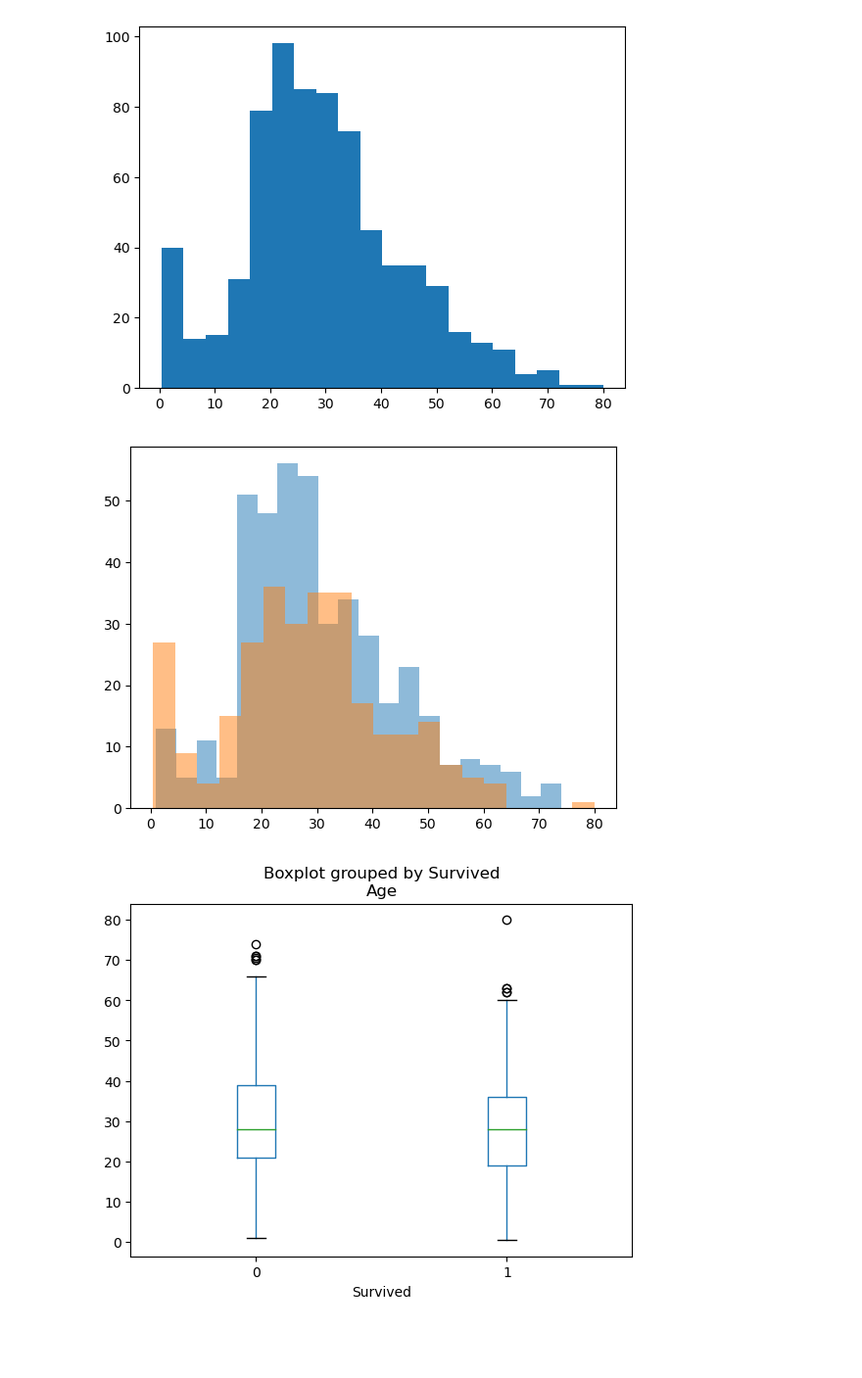
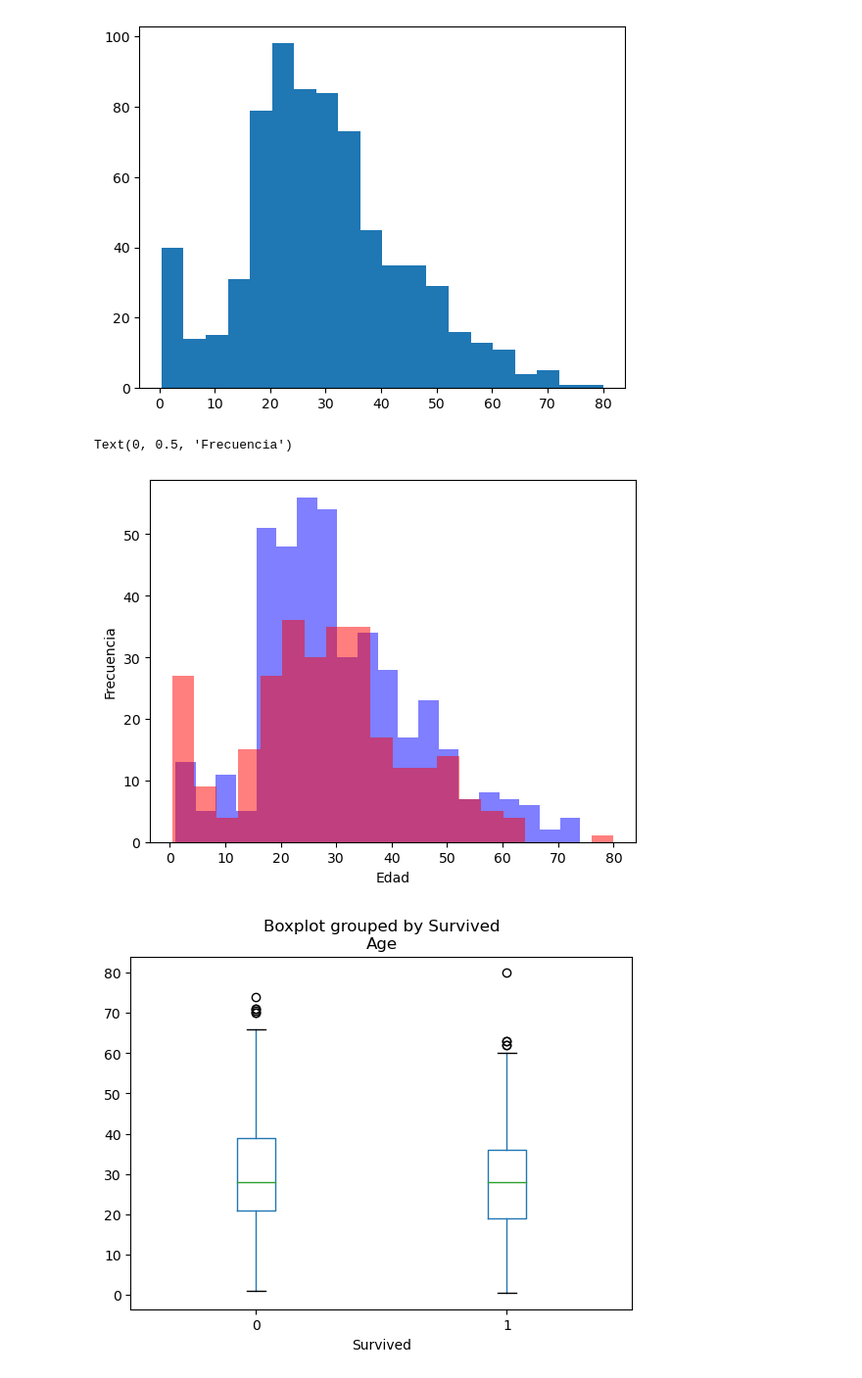
Before and after one commit to jealcalat/python4da, a Jupyter notebook: nbs/pt2_numpy-pandas-matplotlib.ipynb, the cells around one changed output. Shown: that part at 98% size. Saved outputs shown, nothing was run; the diff lists cells and outputs as text; code cells hidden in the pictures; blank space fills up the shorter version.

```diff
--- a/nbs/pt2_numpy-pandas-matplotlib.ipynb
+++ b/nbs/pt2_numpy-pandas-matplotlib.ipynb
@@ -201,9 +201,20 @@ plt.hist(df['Age'], bins=20);
 # %%
  # distribución de la edad para los sobrevivientes y los que no
 
-plt.hist(df[df['Survived'] == 0]['Age'], bins=20, alpha=0.5, label='No sobrevivientes');
-plt.hist(df[df['Survived'] == 1]['Age'], bins=20, alpha=0.5, label='Sobrevivientes');
+plt.hist(df[df['Survived'] == 0]['Age'],
+         color='blue', # color de las barritas
+         bins=20, # cantidad de barritas que tendrá el histograma
+         alpha=0.5, # transparencia
+         label='No sobrevivientes');
+plt.hist(df[df['Survived'] == 1]['Age'],
+         color='red',
+         bins=20,
+         alpha=0.5,
+         label='Sobrevivientes');
+plt.xlabel('Edad')
+plt.ylabel('Frecuencia')
 # %% [output]
+Text(0, 0.5, 'Frecuencia')
-[figure, old version]
+[figure, new version]
 # %%
 # con boxplots, usando las capacidades gráficas de pandas
```
Also changed, not shown: parts of 6 cells of this notebook.
